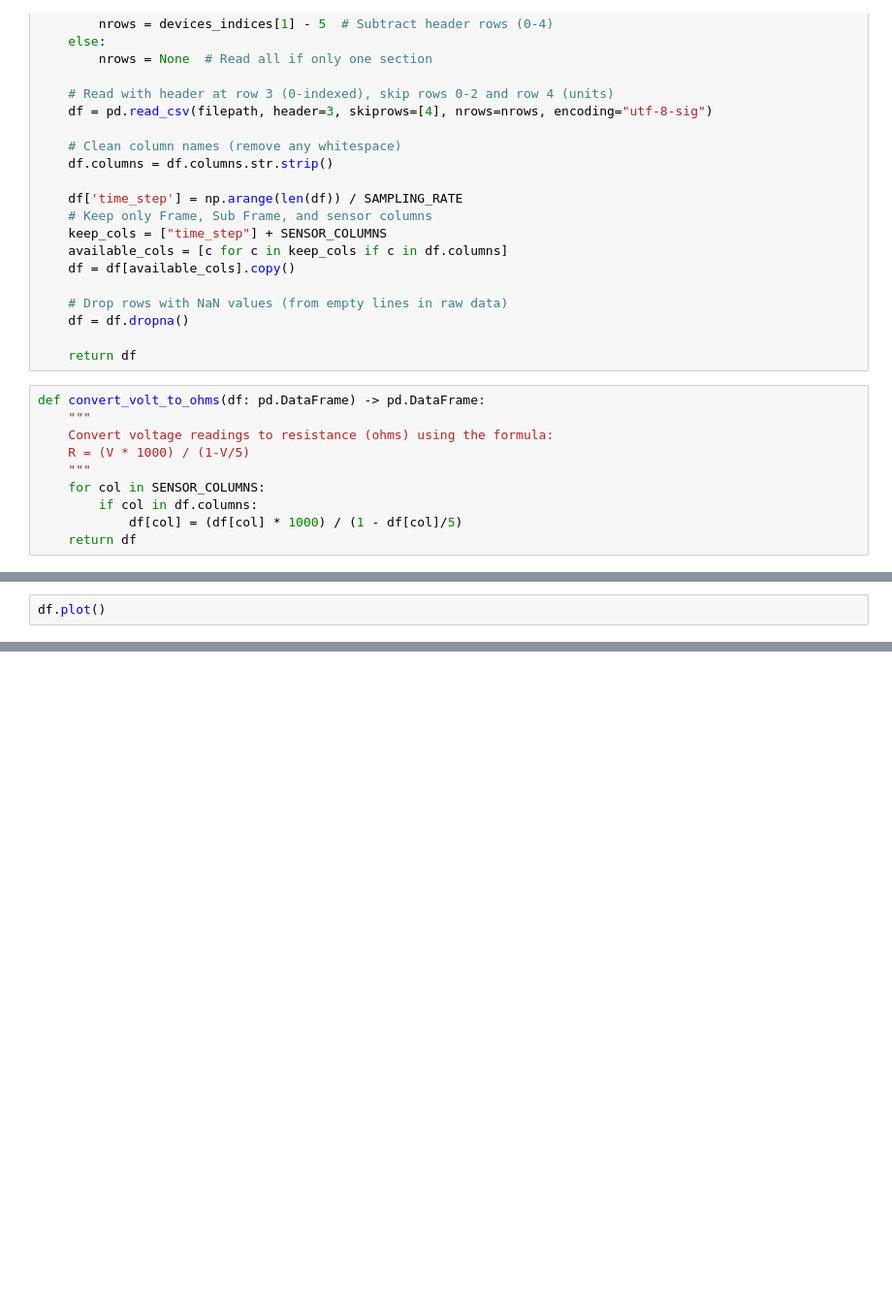
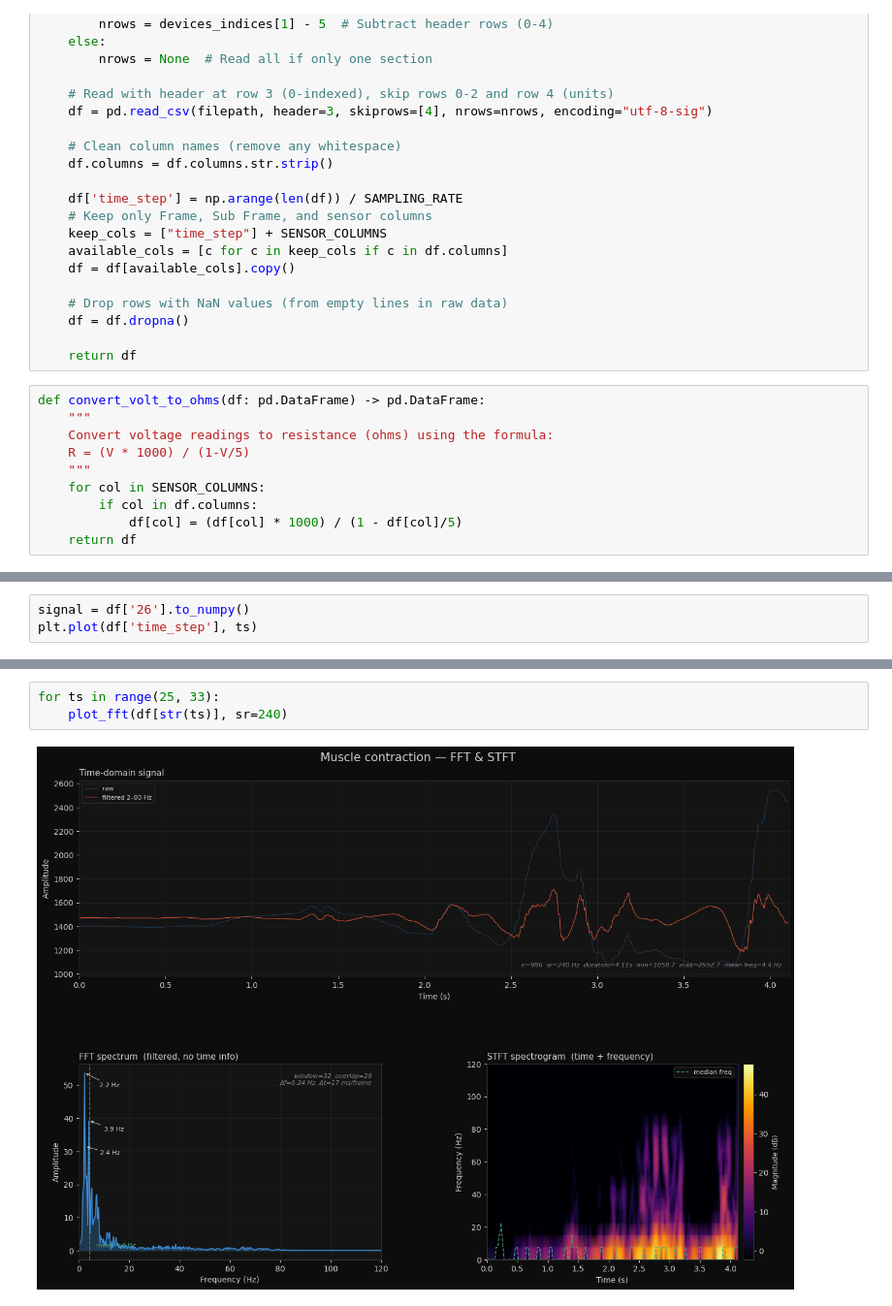
Before and after one commit to tzheng846/baseball_data, a Jupyter notebook: test.ipynb, the cells around one changed output, grey strips where cells are left out. Shown at 97% size. Cells and saved outputs as stored; diff of their text form; blank space fills up the shorter version.

```diff
--- a/test.ipynb
+++ b/test.ipynb
@@ -105,2 +77,3 @@ convert_volt_to_ohms(df)
 # %%
-df.plot()
+signal = df['26'].to_numpy()
+plt.plot(df['time_step'], ts)
@@ -109,0 +285,5 @@ df.plot()
+# %%
+for ts in range(25, 33):
+    plot_fft(df[str(ts)], sr=240)
+# %% [output]
+[figure, added]
```
Also changed, not shown: parts of 5 cells of this notebook, 2 other files.
